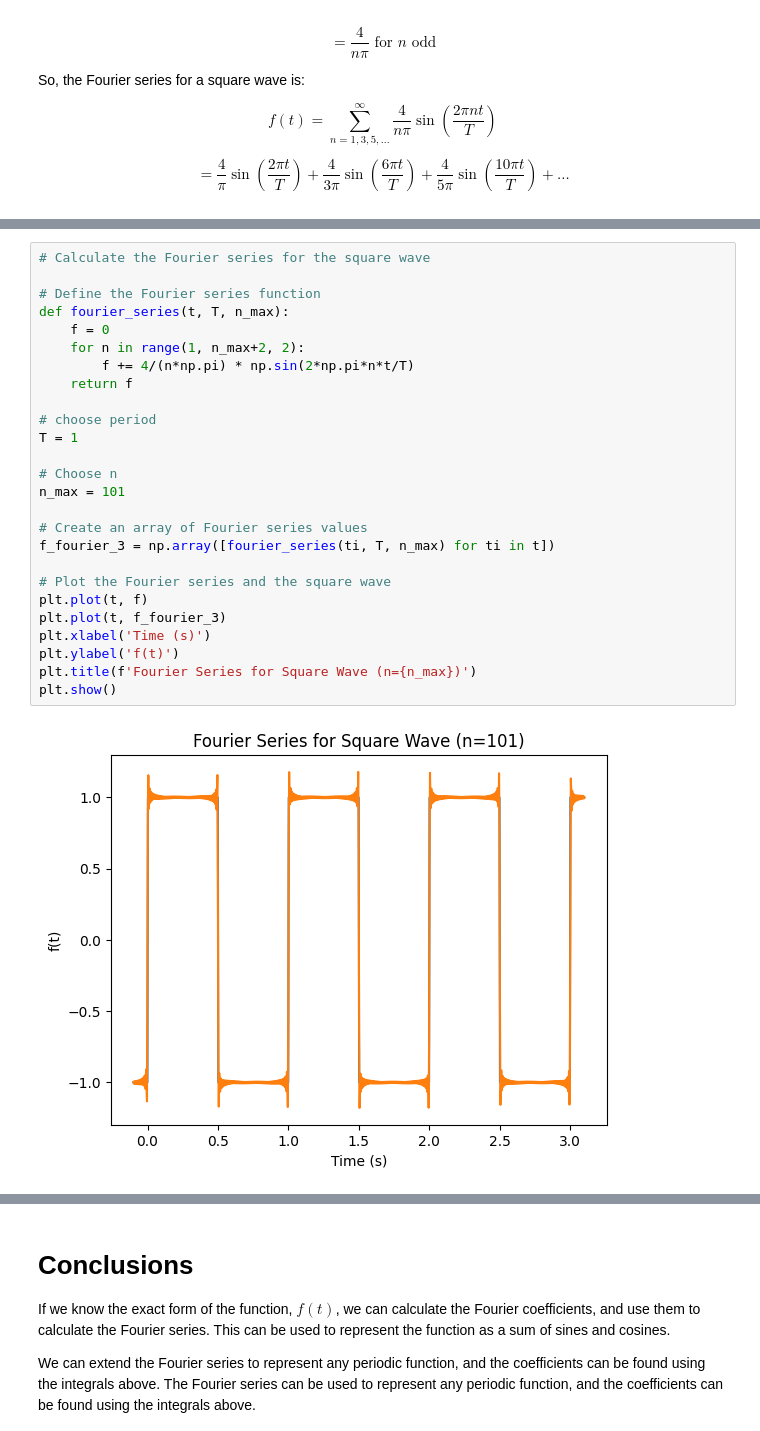
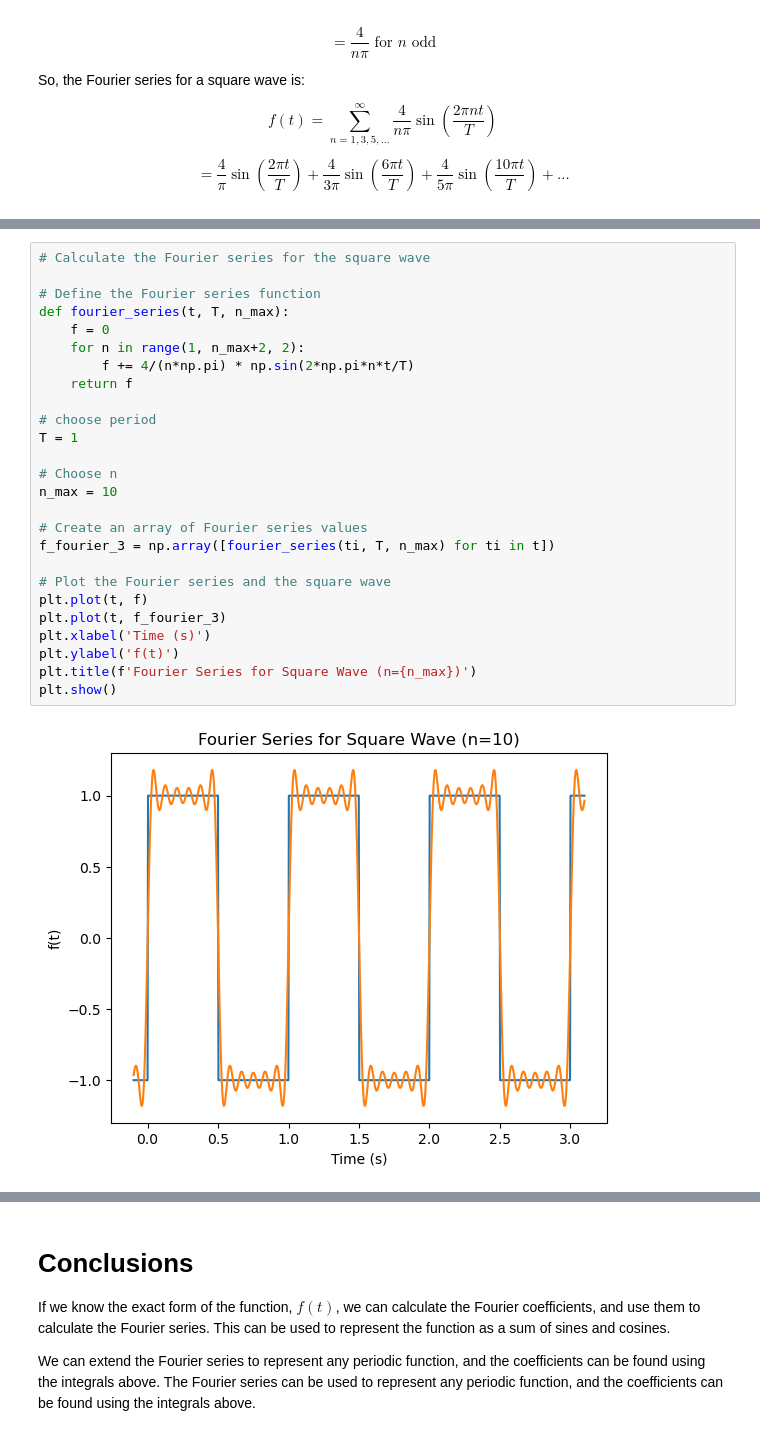
Before and after one commit to brash99/phys340, a Jupyter notebook: JupyterNotebooks/Fourier_Series/AAA_FourierSeries.ipynb, the cells around one changed output, grey strips where cells are left out. Cells and saved outputs as stored; diff of their text form.

```diff
--- a/JupyterNotebooks/Fourier_Series/AAA_FourierSeries.ipynb
+++ b/JupyterNotebooks/Fourier_Series/AAA_FourierSeries.ipynb
@@ -165,31 +165,31 @@ plt.show()
 # %%
 # Calculate the Fourier series for the square wave
 
 # Define the Fourier series function
 def fourier_series(t, T, n_max):
     f = 0
     for n in range(1, n_max+2, 2):
         f += 4/(n*np.pi) * np.sin(2*np.pi*n*t/T)
     return f
 
 # choose period
 T = 1
 
 # Choose n
-n_max = 101
+n_max = 10
 
 # Create an array of Fourier series values
 f_fourier_3 = np.array([fourier_series(ti, T, n_max) for ti in t])
 
 # Plot the Fourier series and the square wave
 plt.plot(t, f)
 plt.plot(t, f_fourier_3)
 plt.xlabel('Time (s)')
 plt.ylabel('f(t)')
 plt.title(f'Fourier Series for Square Wave (n={n_max})')
 plt.show()
 # %% [output]
-[figure, old version]
+[figure, new version]
 # %%
 # Plot the Fourier Components for the square wave
 
```
Also changed, not shown: parts of 2 cells of this notebook.
